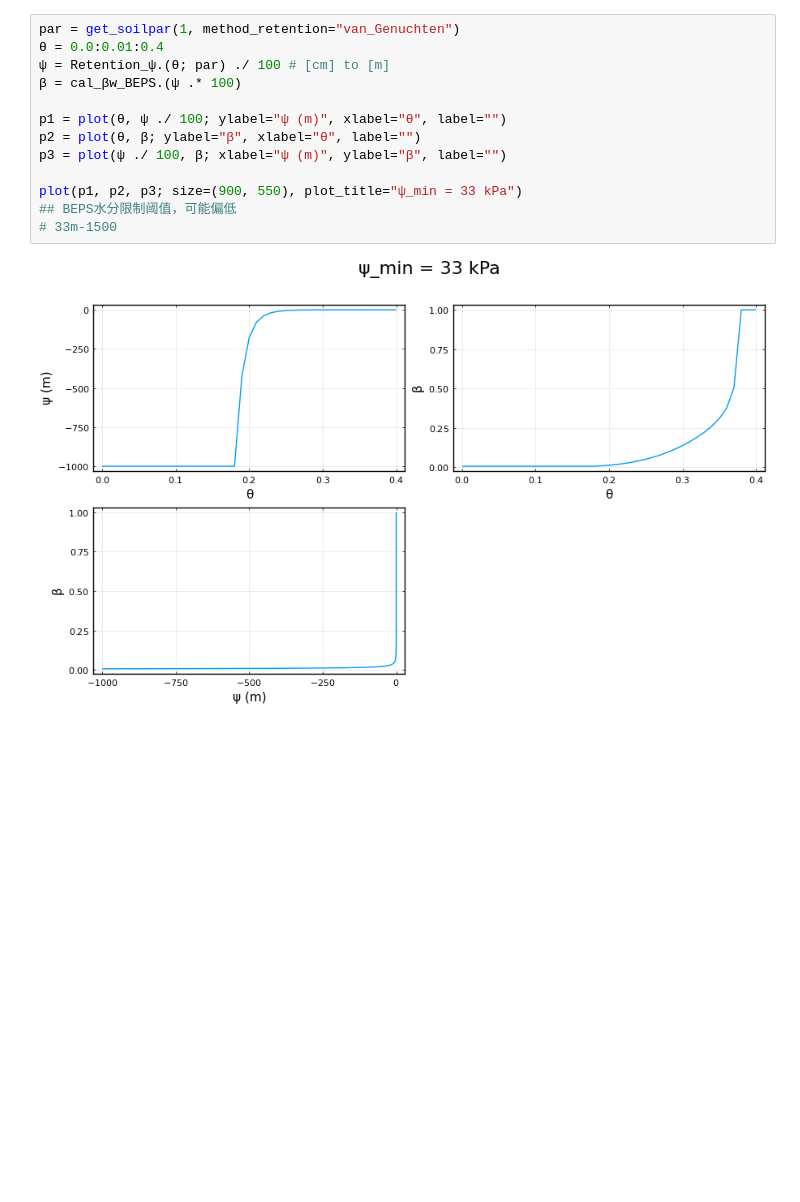
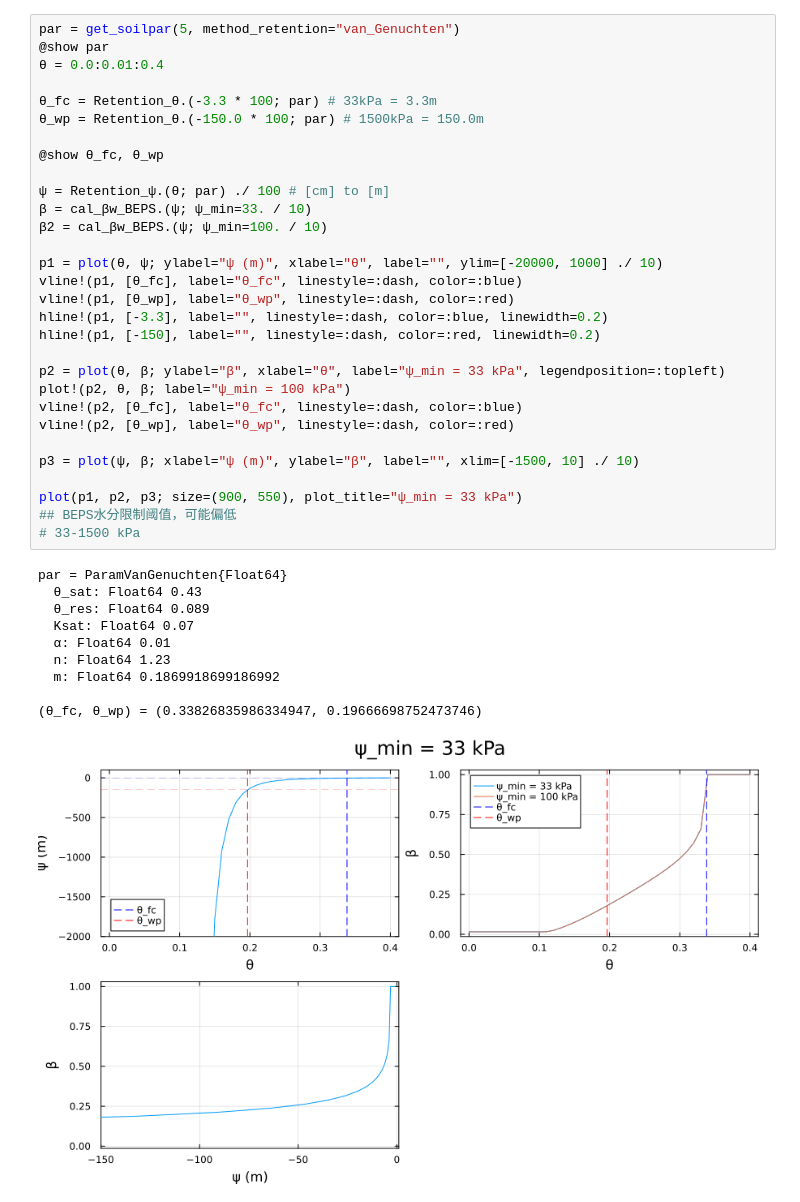
Before and after one commit to jl-pkgs/SoilDiffEqs.jl, a Jupyter notebook: docs/SM_constaint.ipynb, the cells around one changed output. Drawn from its saved outputs; the diff is of its cells as text; blank space fills up the shorter version.

```diff
--- a/docs/SM_constaint.ipynb
+++ b/docs/SM_constaint.ipynb
@@ -10,15 +22,41 @@ pyplot(framestyle=:box)
 # %%
-par = get_soilpar(1, method_retention="van_Genuchten")
+par = get_soilpar(5, method_retention="van_Genuchten")
+@show par
 θ = 0.0:0.01:0.4
+
+θ_fc = Retention_θ.(-3.3 * 100; par) # 33kPa = 3.3m
+θ_wp = Retention_θ.(-150.0 * 100; par) # 1500kPa = 150.0m
+
+@show θ_fc, θ_wp
+
 ψ = Retention_ψ.(θ; par) ./ 100 # [cm] to [m]
-β = cal_βw_BEPS.(ψ .* 100)
+β = cal_βw_BEPS.(ψ; ψ_min=33. / 10)
+β2 = cal_βw_BEPS.(ψ; ψ_min=100. / 10)
 
-p1 = plot(θ, ψ ./ 100; ylabel="ψ (m)", xlabel="θ", label="")
-p2 = plot(θ, β; ylabel="β", xlabel="θ", label="")
-p3 = plot(ψ ./ 100, β; xlabel="ψ (m)", ylabel="β", label="")
+p1 = plot(θ, ψ; ylabel="ψ (m)", xlabel="θ", label="", ylim=[-20000, 1000] ./ 10)
+vline!(p1, [θ_fc], label="θ_fc", linestyle=:dash, color=:blue)
+vline!(p1, [θ_wp], label="θ_wp", linestyle=:dash, color=:red)
+hline!(p1, [-3.3], label="", linestyle=:dash, color=:blue, linewidth=0.2)
+hline!(p1, [-150], label="", linestyle=:dash, color=:red, linewidth=0.2)
+
+p2 = plot(θ, β; ylabel="β", xlabel="θ", label="ψ_min = 33 kPa", legendposition=:topleft)
+plot!(p2, θ, β; label="ψ_min = 100 kPa")
+vline!(p2, [θ_fc], label="θ_fc", linestyle=:dash, color=:blue)
+vline!(p2, [θ_wp], label="θ_wp", linestyle=:dash, color=:red)
+
+p3 = plot(ψ, β; xlabel="ψ (m)", ylabel="β", label="", xlim=[-1500, 10] ./ 10)
 
 plot(p1, p2, p3; size=(900, 550), plot_title="ψ_min = 33 kPa")
 ## BEPS水分限制阈值，可能偏低
-# 33m-1500
+# 33-1500 kPa
 # %% [output]
+par = ParamVanGenuchten{Float64}
+  θ_sat: Float64 0.43
+  θ_res: Float64 0.089
+  Ksat: Float64 0.07
+  α: Float64 0.01
+  n: Float64 1.23
+  m: Float64 0.1869918699186992
+
+(θ_fc, θ_wp) = (0.33826835986334947, 0.19666698752473746)
-[figure, old version]
+[figure, new version]
```
Also changed, not shown: parts of 4 cells of this notebook, 11 other files.
